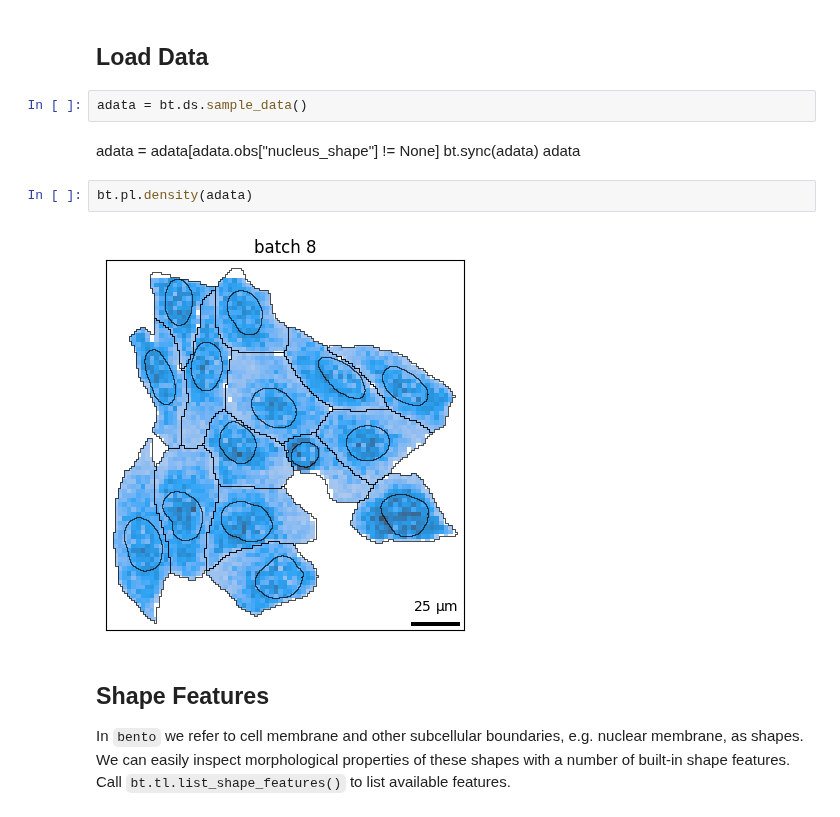
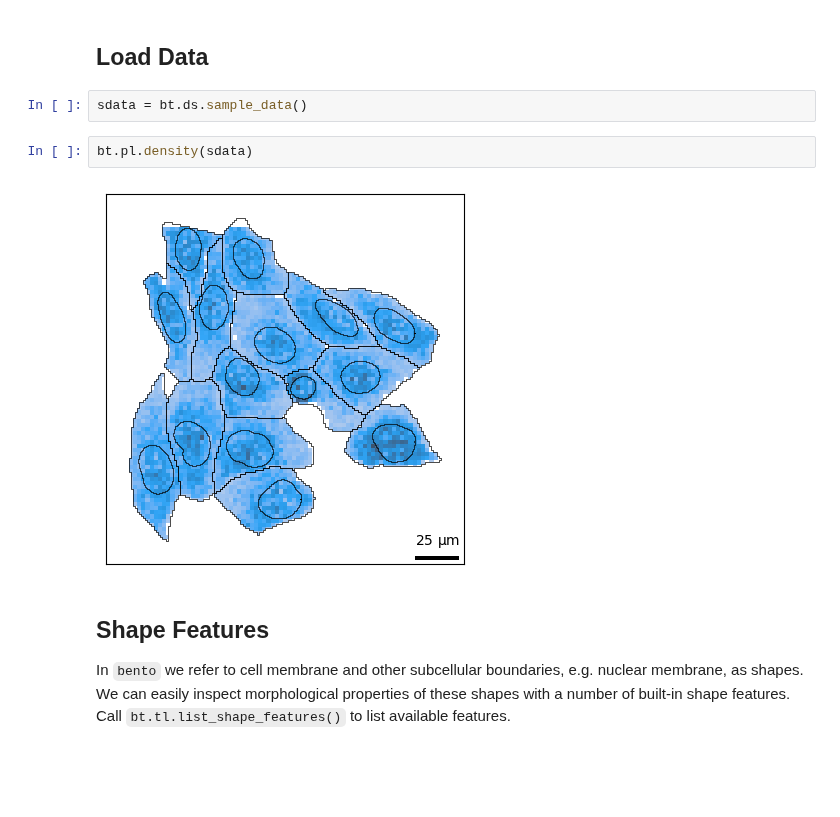
Before and after one commit to ckmah/bento-tools, a Jupyter notebook: docs/source/tutorial_gallery/Spatial_Features.ipynb, the cells around one changed output. Cells and saved outputs as stored; diff of their text form; blank space fills up the shorter version.

```diff
--- a/docs/source/tutorial_gallery/Spatial_Features.ipynb
+++ b/docs/source/tutorial_gallery/Spatial_Features.ipynb
@@ -19,15 +13,11 @@ OMP: Info #276: omp_set_nested routine deprecated, please use omp_set_max_active
 # %% [markdown]
 ## Load Data
 # %%
-adata = bt.ds.sample_data()
+sdata = bt.ds.sample_data()
-# %% [markdown]
-adata = adata[adata.obs["nucleus_shape"] != None]
-bt.sync(adata)
-adata
 # %%
-bt.pl.density(adata)
+bt.pl.density(sdata)
 # %% [output]
-[figure, old version]
+[figure, new version]
 # %% [markdown]
 ## Shape Features
 
```
Also changed, not shown: parts of 27 cells of this notebook, 8 other files.
